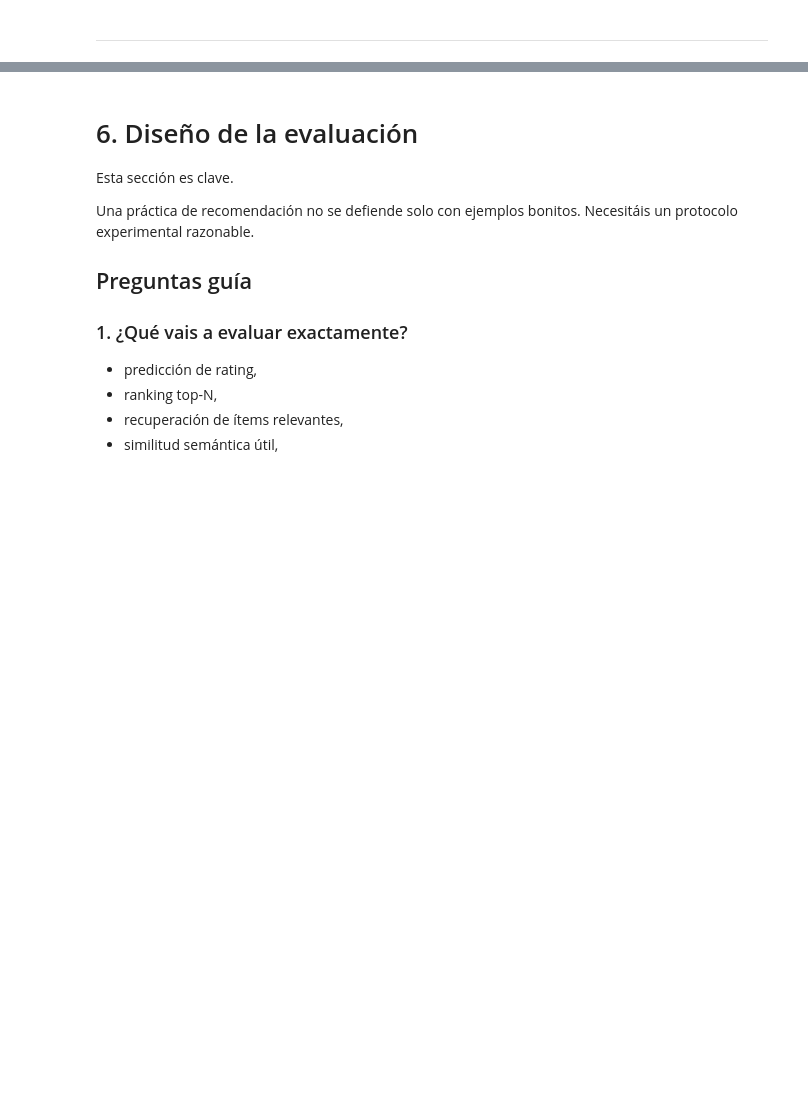
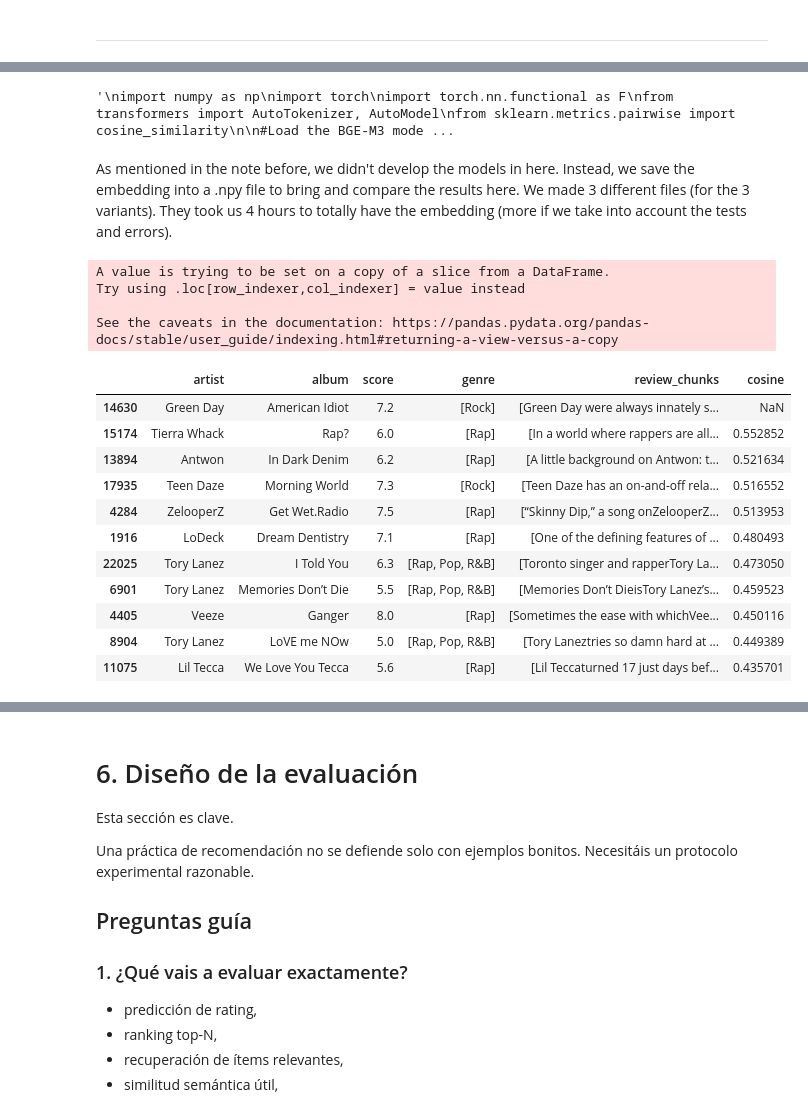
Before and after one commit to carlotaprosper/Music-Recommendator, a Jupyter notebook: enunciado_practica_recomendador_embeddings_modernos.ipynb, the cells around one changed output, grey strips where cells are left out. Saved outputs shown, nothing was run; the diff lists cells and outputs as text; code cells hidden in the pictures; blank space fills up the shorter version.

Commit message:
Model Done with Embeddings A_B_C

```diff
--- a/enunciado_practica_recomendador_embeddings_modernos.ipynb
+++ b/enunciado_practica_recomendador_embeddings_modernos.ipynb
@@ -1069,0 +1094,79 @@ Implementad aquí vuestro modelo principal.
+# %%
+"""
+import numpy as np
+import torch
+import torch.nn.functional as F
+from transformers import AutoTokenizer, AutoModel
+from sklearn.metrics.pairwise import cosine_similarity
+
+#Load the BGE-M3 model and tokenizer
+tokenizer = AutoTokenizer.from_pretrained("BAAI/bge-m3")
+model = AutoModel.from_pretrained("BAAI/bge-m3")
+model.eval()
+
+def encode_texts(texts, tokenizer, model, batch_size=1, max_length=256):
+    all_embeddings = []
+
+    for i in range(0, len(texts), batch_size):
+        batch = texts[i:i + batch_size]
+
+        encoded_input = tokenizer(
+            batch,
+            padding=True,
+            truncation=True,
+            max_length=max_length,
+            return_tensors="pt"
+        )
+
+        with torch.no_grad():
+            model_output = model(**encoded_input)
+
+        # Usamos el primer token como representación global
+        embeddings = model_output.last_hidden_state[:, 0]
+
+        # Normalizar embeddings
+        embeddings = F.normalize(embeddings, p=2, dim=1)
+
+        all_embeddings.append(embeddings.cpu().numpy())
+
+    return np.vstack(all_embeddings)
+"""
+# %% [output]
+'\nimport numpy as np\nimport torch\nimport torch.nn.functional as F\nfrom transformers import AutoTokenizer, AutoModel\nfrom sklearn.metrics.pairwise import cosine_similarity\n\n#Load the BGE-M3 mode ...
+# %% [markdown]
+As mentioned in the note before, we didn't develop the models in here. Instead, we save the embedding into a .npy file to bring and compare the results here. We made 3 different files (for the 3 variants). They took us 4 hours to totally have the embedding (more if we take into account the tests and errors).
+# %%
+#VERSION A
+
+embeddings_A = np.load('embeddings/bge_m3_embeddings_A.npy')
+
+cosine_sim_A = cosine_similarity(embeddings_A)
+
+table, indices = get_recommendations('American Idiot', cosine_sim_A, music_repres)
+
+original = music_final[music_final['album'] == "American Idiot"] # Add the original album to the table of recommendations
+
+recommended = music_final.iloc[indices] # Get the recommended albums based on the indices obtained from the cosine similarity
+
+recommended['cosine'] = cosine_sim_A[0][indices] # Add the cosine similarity scores to the recommended albums
+
+recommended = recommended.sort_values(by='cosine', ascending=False)
+
+pd.concat([original, recommended]) # Concatenate the original album with the recommended albums to create a final table of recommendations
+# %% [output]
+A value is trying to be set on a copy of a slice from a DataFrame.
+Try using .loc[row_indexer,col_indexer] = value instead
+
+See the caveats in the documentation: https://pandas.pydata.org/pandas-docs/stable/user_guide/indexing.html#returning-a-view-versus-a-copy
+|  | artist | album | score | genre | review_chunks | cosine |
+| 14630 | Green Day | American Idiot | 7.2 | [Rock] | [Green Day were always innately s... | NaN |
+| 15174 | Tierra Whack | Rap? | 6.0 | [Rap] | [In a world where rappers are all... | 0.552852 |
+| 13894 | Antwon | In Dark Denim | 6.2 | [Rap] | [A little background on Antwon: t... | 0.521634 |
+| 17935 | Teen Daze | Morning World | 7.3 | [Rock] | [Teen Daze has an on-and-off rela... | 0.516552 |
+| 4284 | ZelooperZ | Get Wet.Radio | 7.5 | [Rap] | [“Skinny Dip,” a song onZelooperZ... | 0.513953 |
+| 1916 | LoDeck | Dream Dentistry | 7.1 | [Rap] | [One of the defining features of ... | 0.480493 |
+| 22025 | Tory Lanez | I Told You | 6.3 | [Rap, Pop, R&B] | [Toronto singer and rapperTory La... | 0.473050 |
+| 6901 | Tory Lanez | Memories Don’t Die | 5.5 | [Rap, Pop, R&B] | [Memories Don’t DieisTory Lanez’s... | 0.459523 |
+| 4405 | Veeze | Ganger | 8.0 | [Rap] | [Sometimes the ease with whichVee... | 0.450116 |
+| 8904 | Tory Lanez | LoVE me NOw | 5.0 | [Rap, Pop, R&B] | [Tory Laneztries so damn hard at ... | 0.449389 |
+| 11075 | Lil Tecca | We Love You Tecca | 5.6 | [Rap] | [Lil Teccaturned 17 just days bef... | 0.435701 |
```
Also changed, not shown: parts of 12 cells of this notebook, 4 other files.
